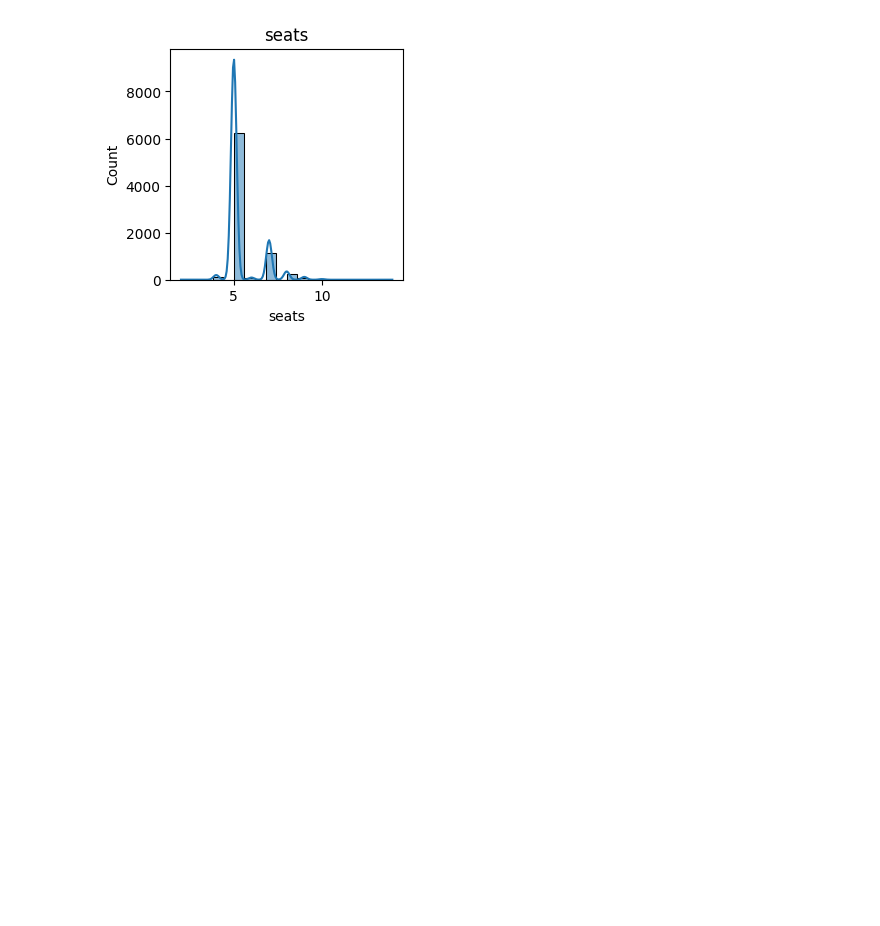
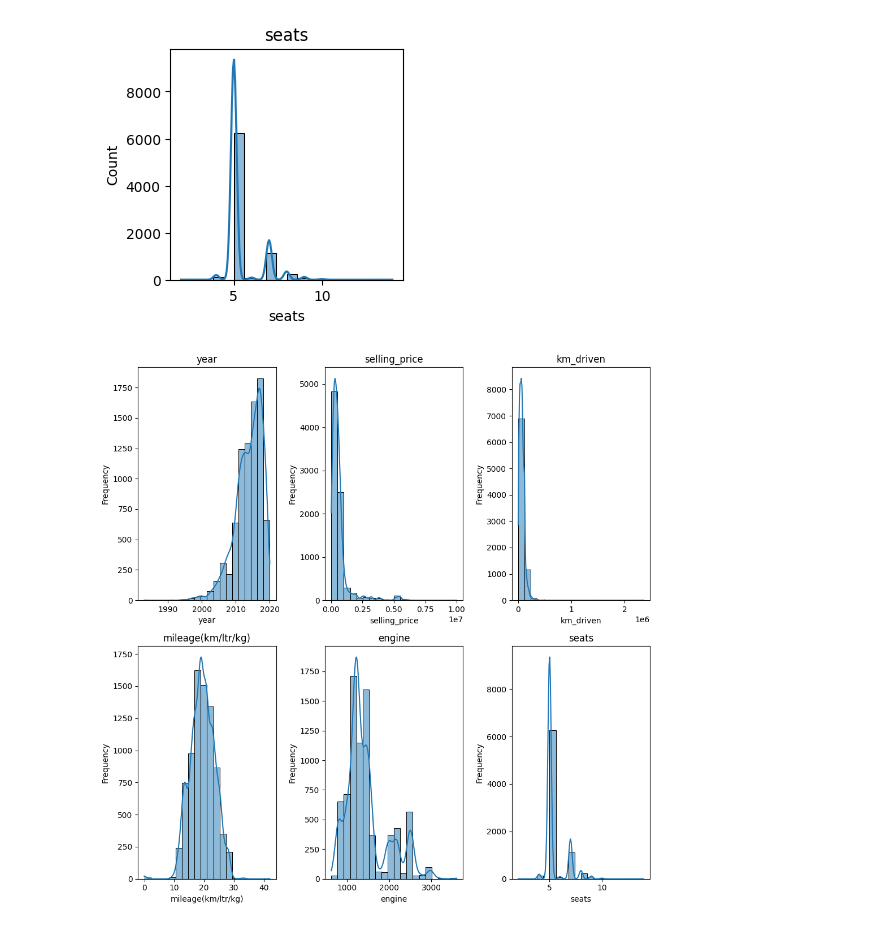
Before and after one commit to rosonacharya/car-predict, a Jupyter notebook: Notebook/EDA.ipynb, the cells around one changed output. Saved outputs shown, nothing was run; the diff lists cells and outputs as text; code cells hidden in the pictures; blank space fills up the shorter version.

```diff
--- a/Notebook/EDA.ipynb
+++ b/Notebook/EDA.ipynb
@@ -38,3 +40,16 @@ for col in num_data:
 [figure]
 [figure]
 [figure]
+# %%
+#subplots
+fig, axes = plt.subplots(2,3,  figsize=(10, 10))
+axes = axes.flatten()
+for i, col in enumerate (num_data):
+    sns.histplot(data[col], kde=True, bins=20, ax=axes[i])
+    axes[i].set_title(col)
+    axes[i].set_xlabel(col)
+    axes[i].set_ylabel('Frequency')
+plt.tight_layout()
+plt.show()
+# %% [output]
+[figure, added]
```
Also changed, not shown: parts of 10 cells of this notebook, 2 other files.
